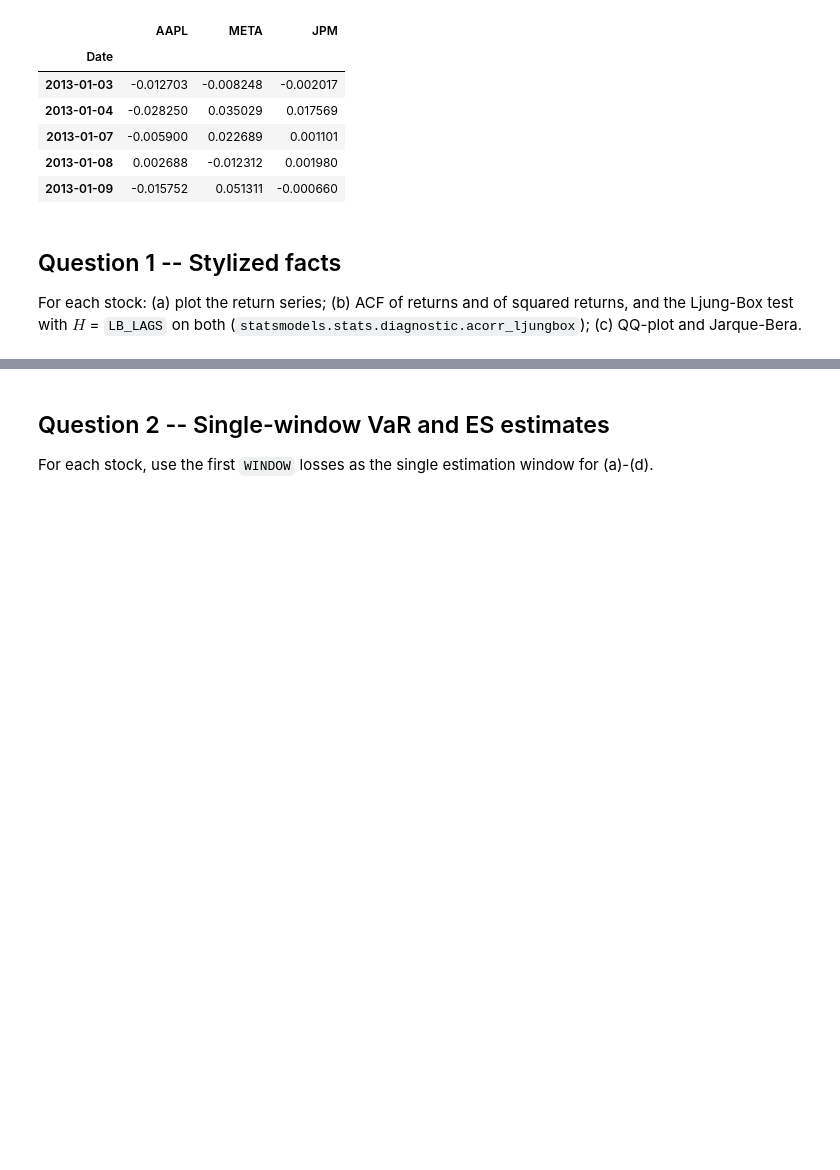
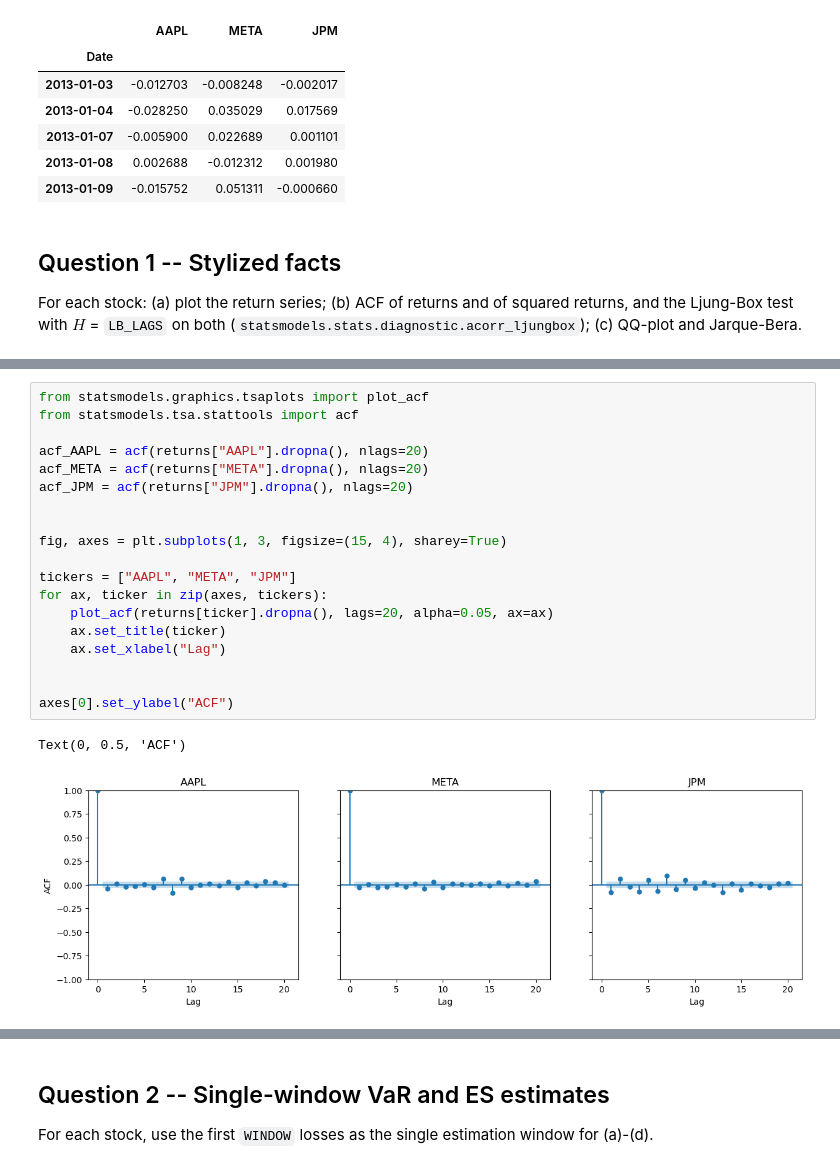
Before and after one commit to gpadidee/Project-QRM, a Jupyter notebook: Project_template.ipynb, the cells around one changed output, grey strips where cells are left out. Drawn from its saved outputs; the diff is of its cells as text; blank space fills up the shorter version.

```diff
--- a/Project_template.ipynb
+++ b/Project_template.ipynb
@@ -91,0 +115,22 @@ Ljung-Box test with $H$ = `LB_LAGS` on both (`statsmodels.stats.diagnostic.acorr
+# %%
+from statsmodels.graphics.tsaplots import plot_acf
+from statsmodels.tsa.stattools import acf
+
+acf_AAPL = acf(returns["AAPL"].dropna(), nlags=20)
+acf_META = acf(returns["META"].dropna(), nlags=20)
+acf_JPM = acf(returns["JPM"].dropna(), nlags=20)
+
+
+fig, axes = plt.subplots(1, 3, figsize=(15, 4), sharey=True)
+
+tickers = ["AAPL", "META", "JPM"]
+for ax, ticker in zip(axes, tickers):
+    plot_acf(returns[ticker].dropna(), lags=20, alpha=0.05, ax=ax)
+    ax.set_title(ticker)
+    ax.set_xlabel("Lag")
+
+
+axes[0].set_ylabel("ACF")
+# %% [output]
+Text(0, 0.5, 'ACF')
+[figure, added]
```
Also changed, not shown: parts of 26 cells of this notebook.
